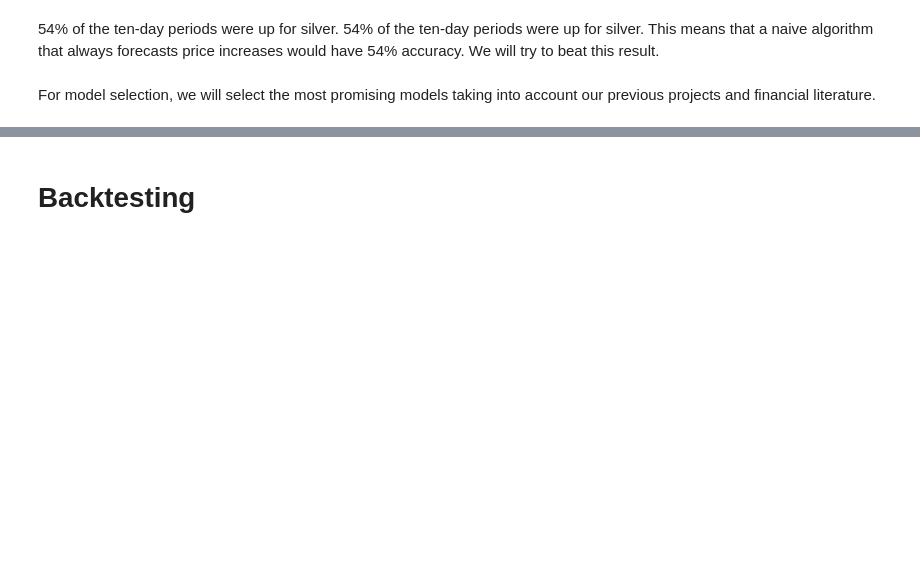
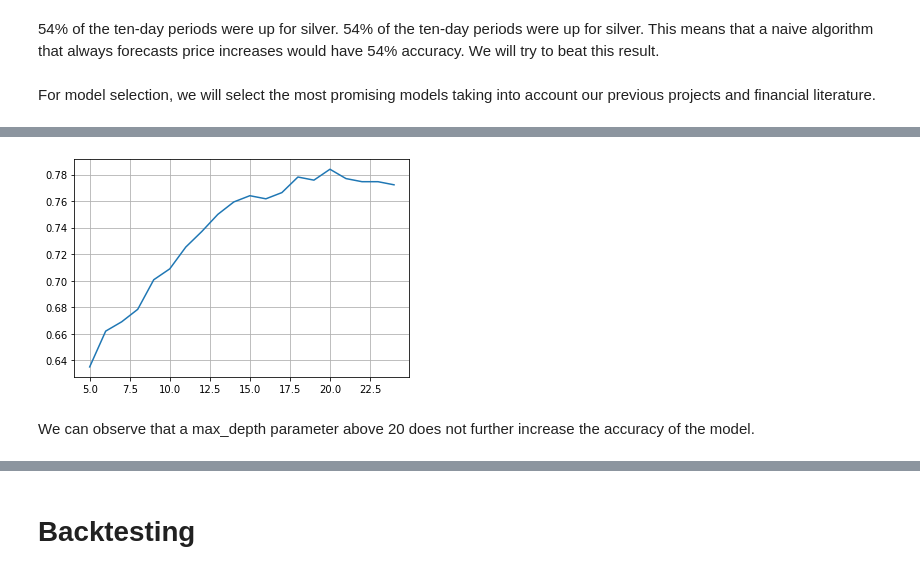
Before and after one commit to tomasz-te/Silver-trading-bot, a Jupyter notebook: Silver_Trading_Bot.ipynb, the cells around one changed output, grey strips where cells are left out. Cells and saved outputs as stored; diff of their text form; code cells hidden in the pictures; blank space fills up the shorter version.

```diff
--- a/Silver_Trading_Bot.ipynb
+++ b/Silver_Trading_Bot.ipynb
@@ -302,0 +319,18 @@ print(results.best_score_)
+# %%
+max_depth = range(5,25,1)
+max_depth_series = []
+accuracy_score_series = []
+for max_d in max_depth:
+  model = RandomForestClassifier(criterion='gini', bootstrap=False, max_depth=max_d, max_features='auto', min_samples_leaf=2, min_samples_split=4, n_estimators=130)
+  model.fit(X_train, y_train)
+  y_pred = model.predict(X_test)
+  max_depth_series.append(max_d)
+  accuracy_score_series.append(accuracy_score(y_test,y_pred))
+# %%
+sns.lineplot(x=max_depth_series, y=accuracy_score_series)
+plt.grid()
+plt.show()
+# %% [output]
+[figure, added]
+# %% [markdown]
+We can observe that a max_depth parameter above 20 does not further increase the accuracy of the model.
```
Also changed, not shown: parts of 52 cells of this notebook.
